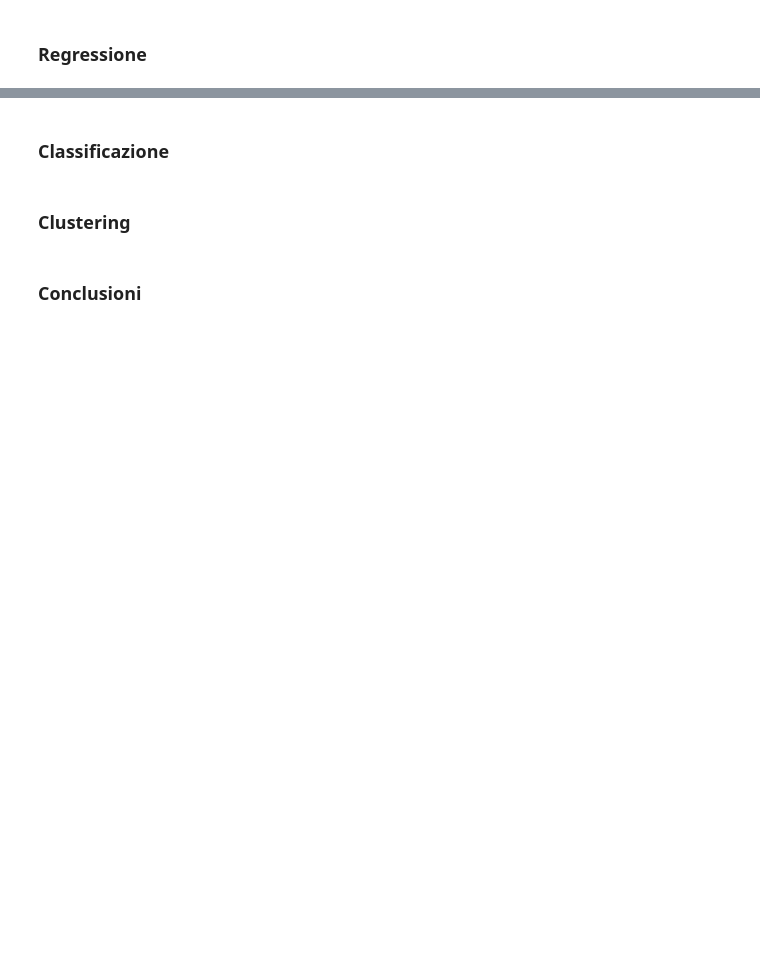
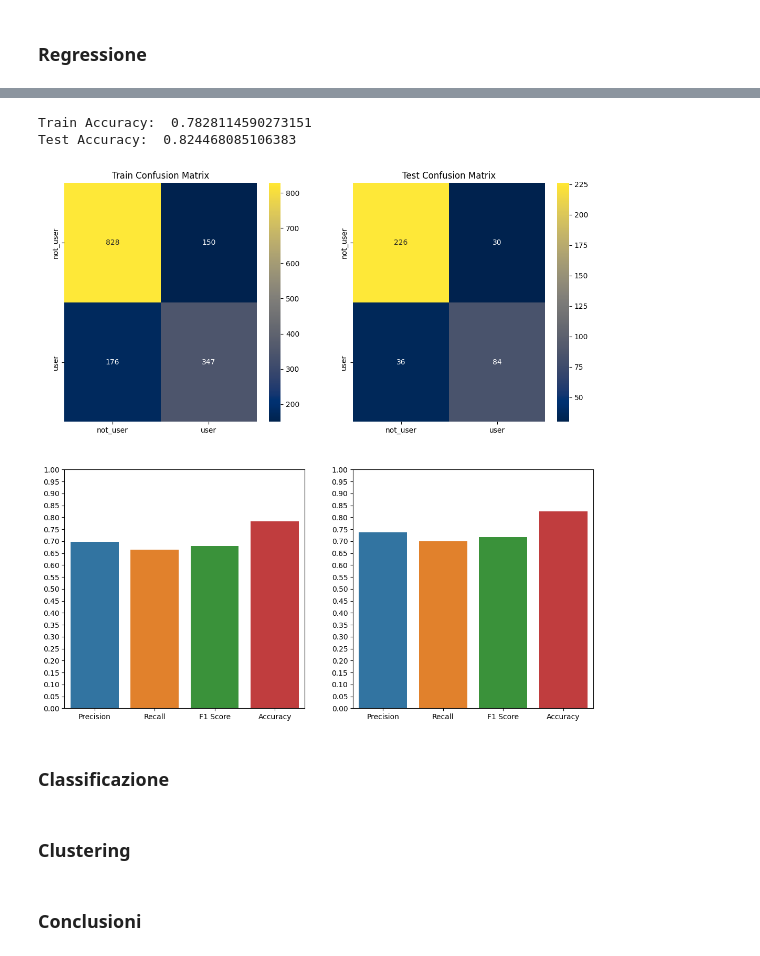
Before and after one commit to Wornairz/UniCT, a Jupyter notebook: FAD/fad_project.ipynb, the cells around one changed output, grey strips where cells are left out. Drawn from its saved outputs; the diff is of its cells as text; code cells hidden in the pictures; blank space fills up the shorter version.

Commit message:
add logistic regression

```diff
--- a/FAD/fad_project.ipynb
+++ b/FAD/fad_project.ipynb
@@ -179,2 +236,4 @@ plt.show()
 # %% [markdown]
 ### Regressione
+# %%
+train_set, test_set = train_test_split(data, test_size=0.2, random_state=42)
@@ -180,0 +324,5 @@ plt.show()
+# %%
+#Age	Gender	Education	Country	Ethnicity	Nscore	Escore	Oscore	Ascore	Cscore	Impulsive	SS
+model = ols("drugs_user_count ~ Age + Gender + Education + Country + Ethnicity + Nscore + Escore + Oscore + Ascore + Cscore + Impulsive + SS", data).fit()
+
+model.params
@@ -180,0 +379,27 @@ plt.show()
+# %%
+def backward_elimination_logistic(train_data, target_variable):
+    feature_string = '+'.join([feature for feature in train_data.columns.drop('ID') if feature != target_variable and feature != target_variable.replace("_user", "") and "_user" not in feature])
+    formula = target_variable + " ~ " + feature_string
+    model = logit(formula, train_data).fit(disp=False)
+    print("Pseudo R^2:", model.prsquared)
+
+    removed_features = []
+    x_vars = feature_string.split("+")
+
+    while model.pvalues.drop("Intercept").max() > 0.1:
+        feature_to_remove = model.pvalues.drop("Intercept").idxmax()
+        removed_features.append(feature_to_remove)
+        x_vars.remove(feature_to_remove)
+        formula = target_variable + " ~ " + '+'.join(x_vars)
+        model = logit(formula, train_data).fit(disp=False)
+
+    print("Removed features: ", removed_features)
+    return model
+
+def logistic_regression(train_data, dependent_variable):
+    model = backward_elimination_logistic(train_data, dependent_variable)
+    print(model.summary())
+    return model
+# %%
+target_variable = "Cannabis_user"
+model = logistic_regression(train_set, target_variable)
@@ -181,3 +424,15 @@ plt.show()
+# %%
+train_probs = model.predict(train_set)
+train_pred = train_probs.round().astype(int)
+
+test_probs = model.predict(test_set)
+test_pred = test_probs.round().astype(int)
+
+print_metrics(train_set[target_variable], train_pred, test_set[target_variable], test_pred, classes=["not_user", "user"])
+# %% [output]
+Train Accuracy:  0.7828114590273151
+Test Accuracy:  0.824468085106383
+[figure, added]
 # %% [markdown]
 ### Classificazione
 # %% [markdown]
```
Also changed, not shown: parts of 16 cells of this notebook.
